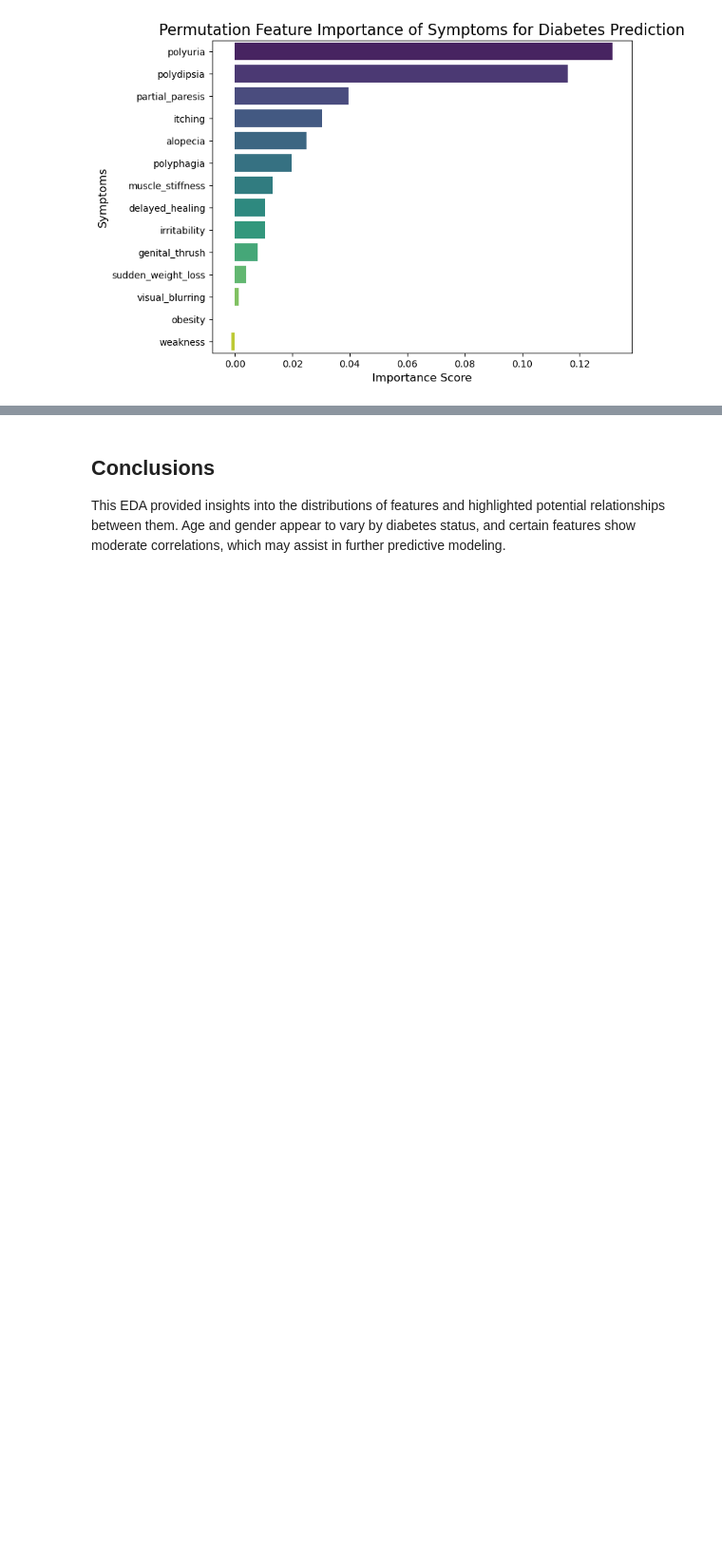
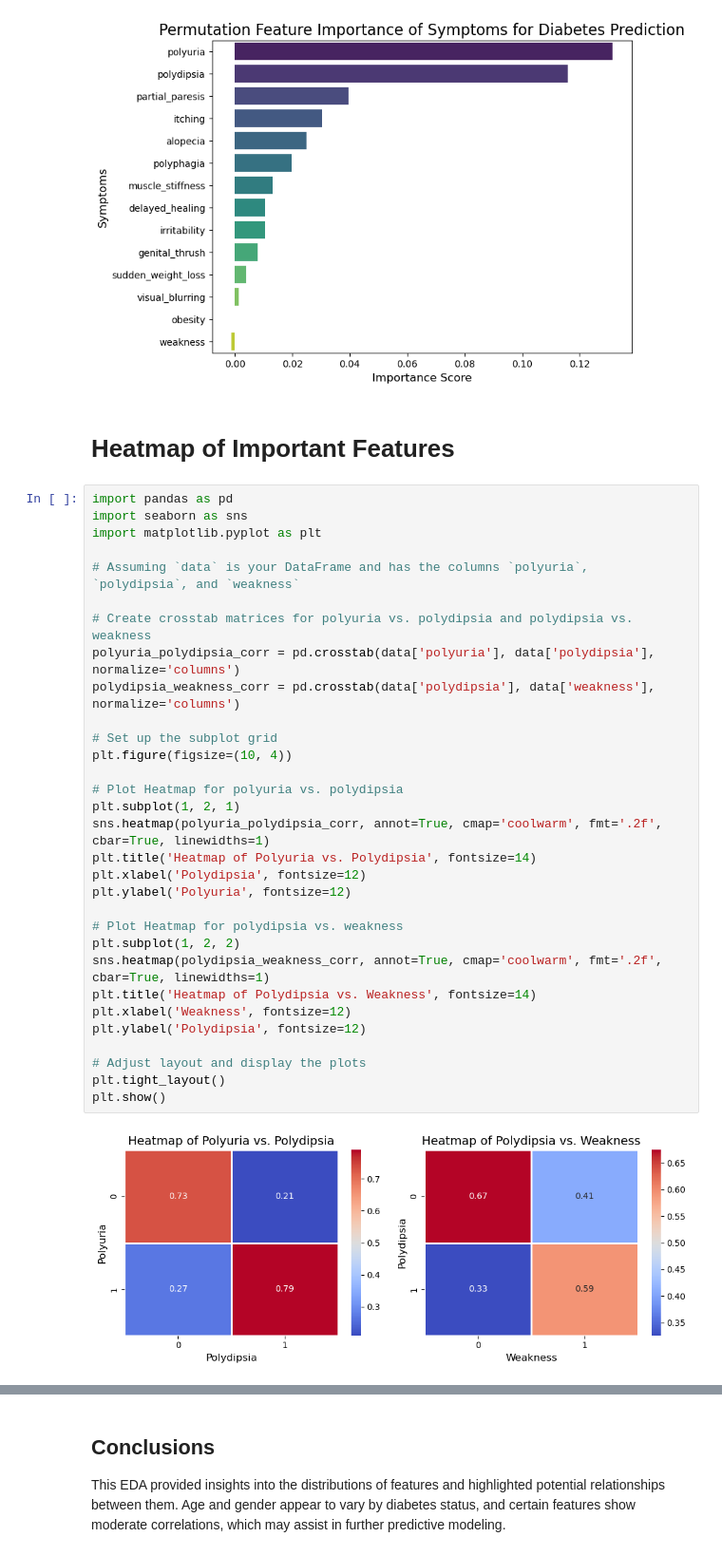
Before and after one commit to aastha0424/AasthaSingh-GlucoSense-Infy-Nov24, a Jupyter notebook: EDA.ipynb, the cells around one changed output, grey strips where cells are left out. Shown at 95% size. Cells and saved outputs as stored; diff of their text form; blank space fills up the shorter version.

```diff
--- a/EDA.ipynb
+++ b/EDA.ipynb
@@ -430,3 +504,38 @@ Passing `palette` without assigning `hue` is deprecated and will be removed in v
 
   sns.barplot(x='Importance', y='Symptom', data=perm_importance_df, palette="viridis")
 [figure]
+# %% [markdown]
+# Heatmap of Important Features
+# %%
+import pandas as pd
+import seaborn as sns
+import matplotlib.pyplot as plt
+
+# Assuming `data` is your DataFrame and has the columns `polyuria`, `polydipsia`, and `weakness`
+
+# Create crosstab matrices for polyuria vs. polydipsia and polydipsia vs. weakness
+polyuria_polydipsia_corr = pd.crosstab(data['polyuria'], data['polydipsia'], normalize='columns')
+polydipsia_weakness_corr = pd.crosstab(data['polydipsia'], data['weakness'], normalize='columns')
+
+# Set up the subplot grid
+plt.figure(figsize=(10, 4))
+
+# Plot Heatmap for polyuria vs. polydipsia
+plt.subplot(1, 2, 1)
+sns.heatmap(polyuria_polydipsia_corr, annot=True, cmap='coolwarm', fmt='.2f', cbar=True, linewidths=1)
+plt.title('Heatmap of Polyuria vs. Polydipsia', fontsize=14)
+plt.xlabel('Polydipsia', fontsize=12)
+plt.ylabel('Polyuria', fontsize=12)
+
+# Plot Heatmap for polydipsia vs. weakness
+plt.subplot(1, 2, 2)
+sns.heatmap(polydipsia_weakness_corr, annot=True, cmap='coolwarm', fmt='.2f', cbar=True, linewidths=1)
+plt.title('Heatmap of Polydipsia vs. Weakness', fontsize=14)
+plt.xlabel('Weakness', fontsize=12)
+plt.ylabel('Polydipsia', fontsize=12)
+
+# Adjust layout and display the plots
+plt.tight_layout()
+plt.show()
+# %% [output]
+[figure, added]
```
Also changed, not shown: parts of 11 cells of this notebook.
